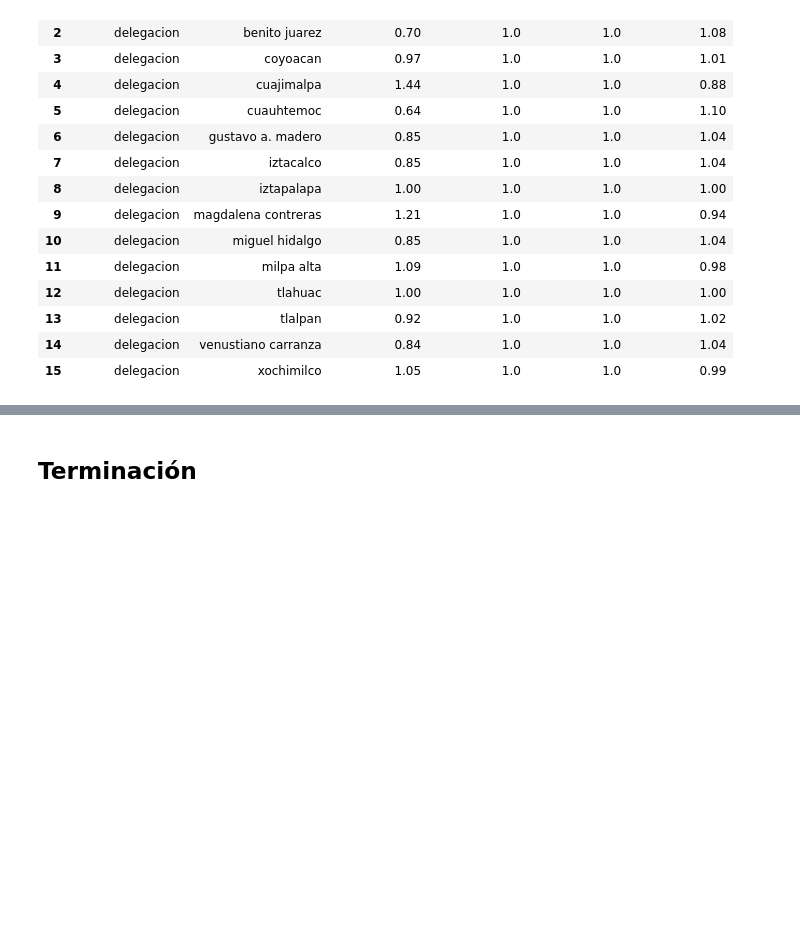
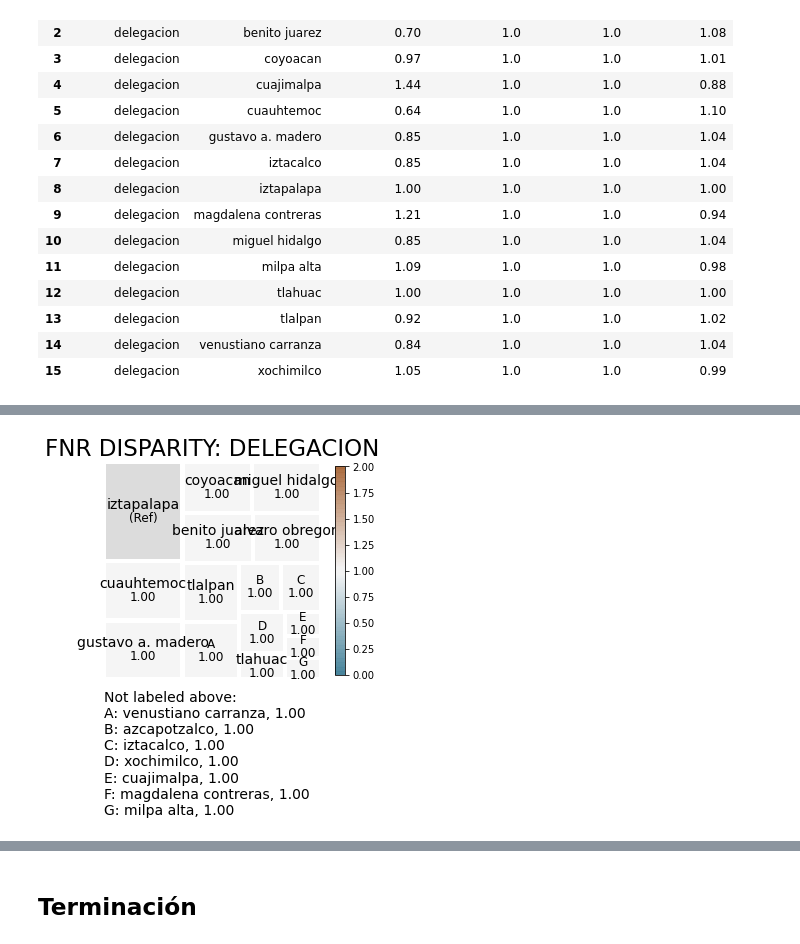
Before and after one commit to rafaelortegar/Proyecto1_IDS_2020, a Jupyter notebook: notebooks/legacy/borrador_jalr_p2.ipynb, the cells around one changed output, grey strips where cells are left out. Drawn from its saved outputs; the diff is of its cells as text; code cells hidden in the pictures; blank space fills up the shorter version.

```diff
--- a/notebooks/legacy/borrador_jalr_p2.ipynb
+++ b/notebooks/legacy/borrador_jalr_p2.ipynb
@@ -843,0 +846,7 @@ fpr_disparity = aeq.plot_disparity(bdf,
+# %%
+fnr_disparity = aeq.plot_disparity(bdf,
+                                   group_metric='fnr_disparity',
+                                   attribute_name='delegacion',
+                                   significance_alpha=0.05)
+# %% [output]
+[figure, added]
```
Also changed, not shown: parts of 15 cells of this notebook.
